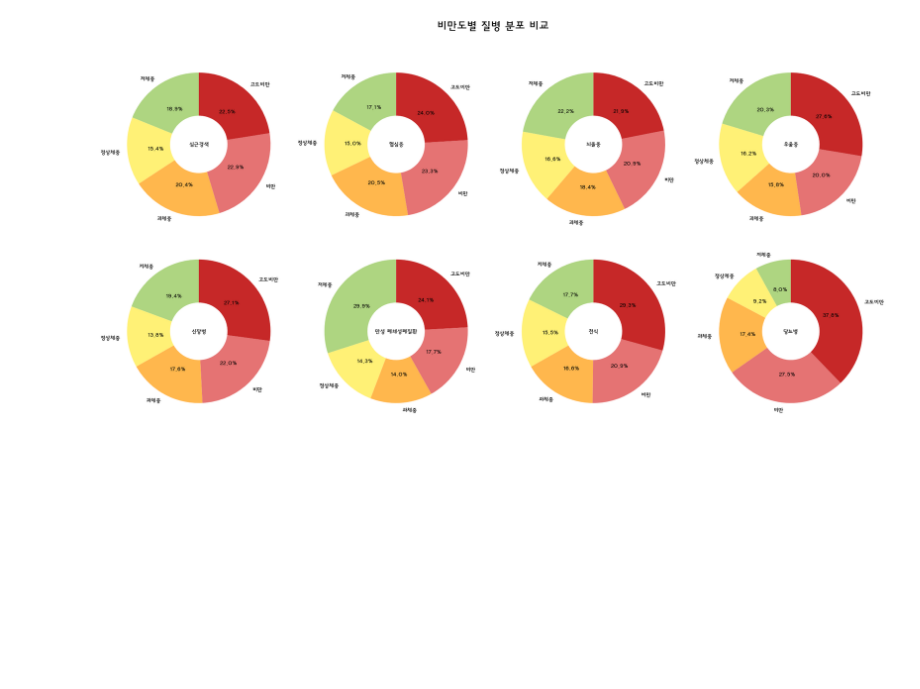
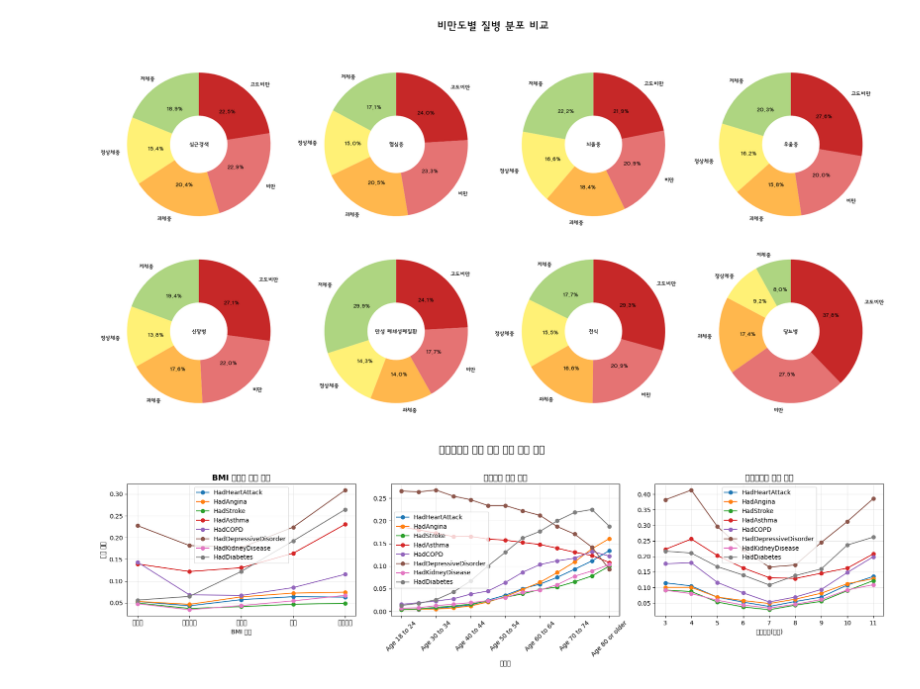
Before and after one commit to Team-3man/disease_analysis, a Jupyter notebook: lks.ipynb, the cells around one changed output. Drawn from its saved outputs; the diff is of its cells as text; code cells hidden in the pictures; blank space fills up the shorter version.

```diff
--- a/lks.ipynb
+++ b/lks.ipynb
@@ -667,4 +697,40 @@ plt.show()
 # %% [output]
 [figure]
 # %%
-df2 = df.groupby()
+disease_list = [
+    'HadHeartAttack', 'HadAngina', 'HadStroke',
+    'HadAsthma', 'HadCOPD', 'HadDepressiveDisorder',
+    'HadKidneyDisease', 'HadDiabetes'
+]
+
+fig, ax = plt.subplots(1, 3, figsize=(18, 5))  # 1행 3열로 수정해서 보기 좋게
+bmi_order = ['저체중', '정상체중', '과체중', '비만', '고도비만']
+# [1] BMI별 질병 비율
+bmi_disease.plot(kind='line', marker='o', ax=ax[0])
+ax[0].set_title('BMI 그룹별 질병 비율', fontsize=13, fontweight='bold')
+ax[0].set_xlabel('BMI 그룹')
+ax[0].set_ylabel('질병 비율')
+ax[0].set_xticks(range(len(bmi_order)))
+ax[0].set_xticklabels(bmi_order)
+ax[0].grid(alpha=0.3)
+
+# [2] 연령대별 질병 비율
+age_disease.plot(kind='line', marker='o', ax=ax[1])
+ax[1].set_title('연령대별 질병 비율', fontsize=13, fontweight='bold')
+ax[1].set_xlabel('연령대')
+ax[1].set_ylabel('')
+ax[1].tick_params(axis='x', rotation=45)
+ax[1].grid(alpha=0.3)
+
+# [3] 수면시간별 질병 비율
+sleep_disease.plot(kind='line', marker='o', ax=ax[2])
+ax[2].set_title('수면시간별 질병 비율', fontsize=13, fontweight='bold')
+ax[2].set_xlabel('수면시간(시간)')
+ax[2].set_ylabel('')
+ax[2].grid(alpha=0.3)
+
+plt.suptitle('생활요인별 주요 질병 발생 비율 비교', fontsize=16, fontweight='bold', y=1.03)
+plt.tight_layout()
+plt.show()
+# %% [output]
+[figure, added]
```
Also changed, not shown: parts of 12 cells of this notebook.
